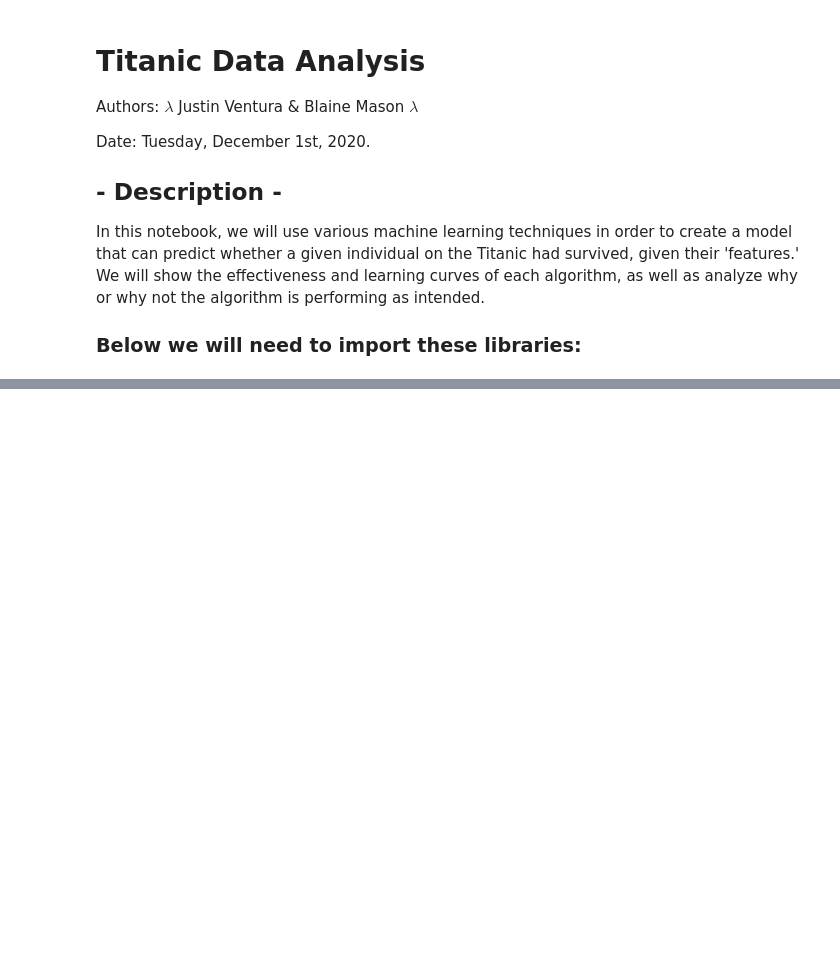
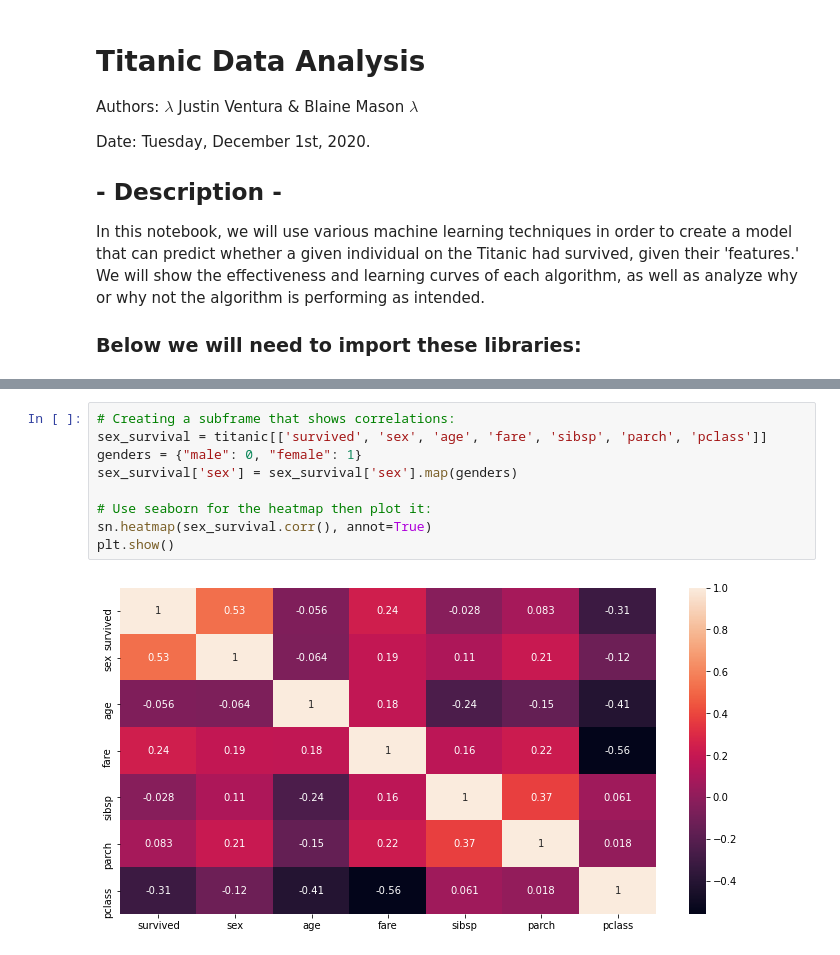
Before and after one commit to jventura1738/COSC311, a Jupyter notebook: Project3_Titanic/Titanic_Analysis.ipynb, the cells around one changed output, grey strips where cells are left out. Saved outputs shown, nothing was run; the diff lists cells and outputs as text; blank space fills up the shorter version.

```diff
--- a/Project3_Titanic/Titanic_Analysis.ipynb
+++ b/Project3_Titanic/Titanic_Analysis.ipynb
@@ -55,0 +63,11 @@ We can of course make some guesses about certain types of persons rate of surviv
+# %%
+# Creating a subframe that shows correlations:
+sex_survival = titanic[['survived', 'sex', 'age', 'fare', 'sibsp', 'parch', 'pclass']]
+genders = {"male": 0, "female": 1}
+sex_survival['sex'] = sex_survival['sex'].map(genders)
+
+# Use seaborn for the heatmap then plot it:
+sn.heatmap(sex_survival.corr(), annot=True)
+plt.show()
+# %% [output]
+[figure, added]
```
Also changed, not shown: parts of 4 cells of this notebook.
